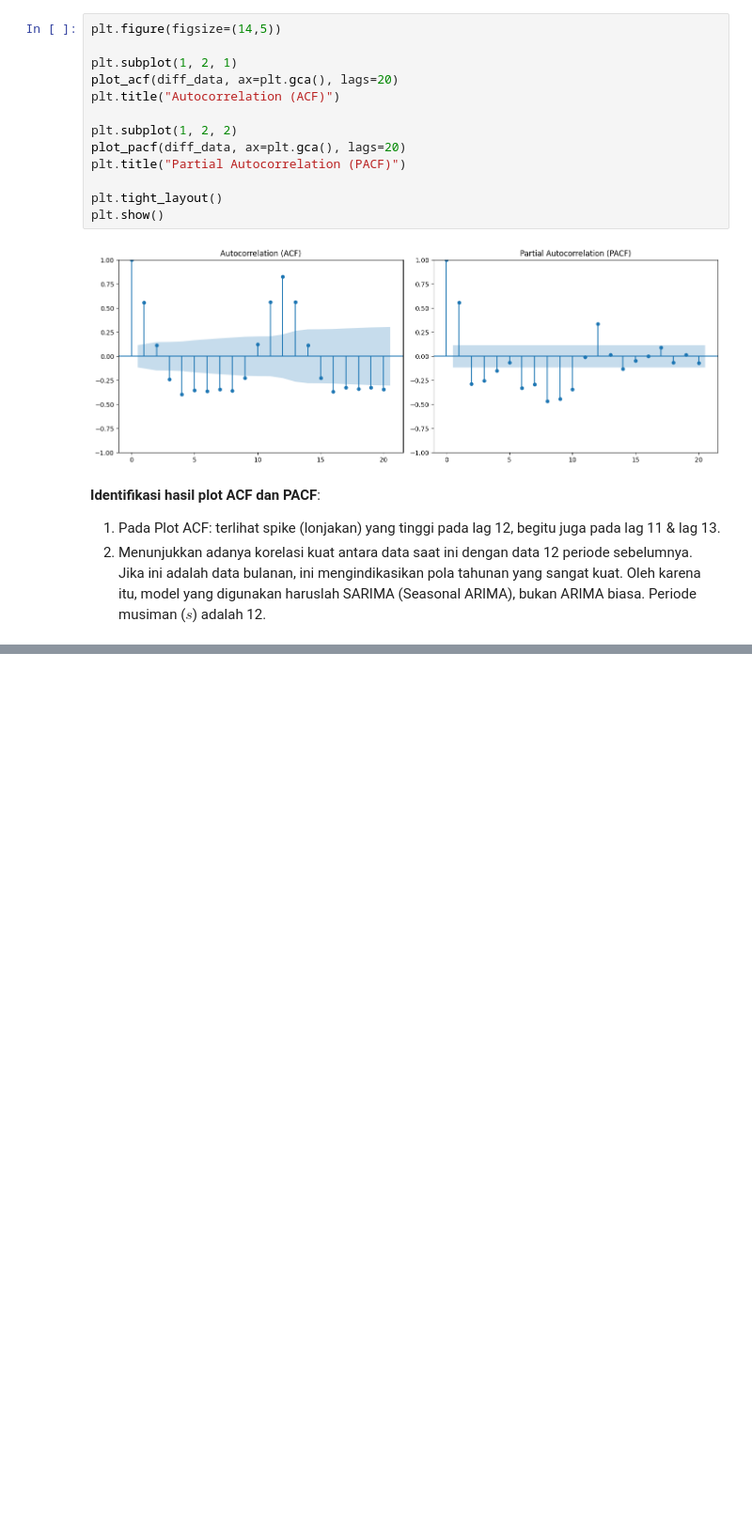
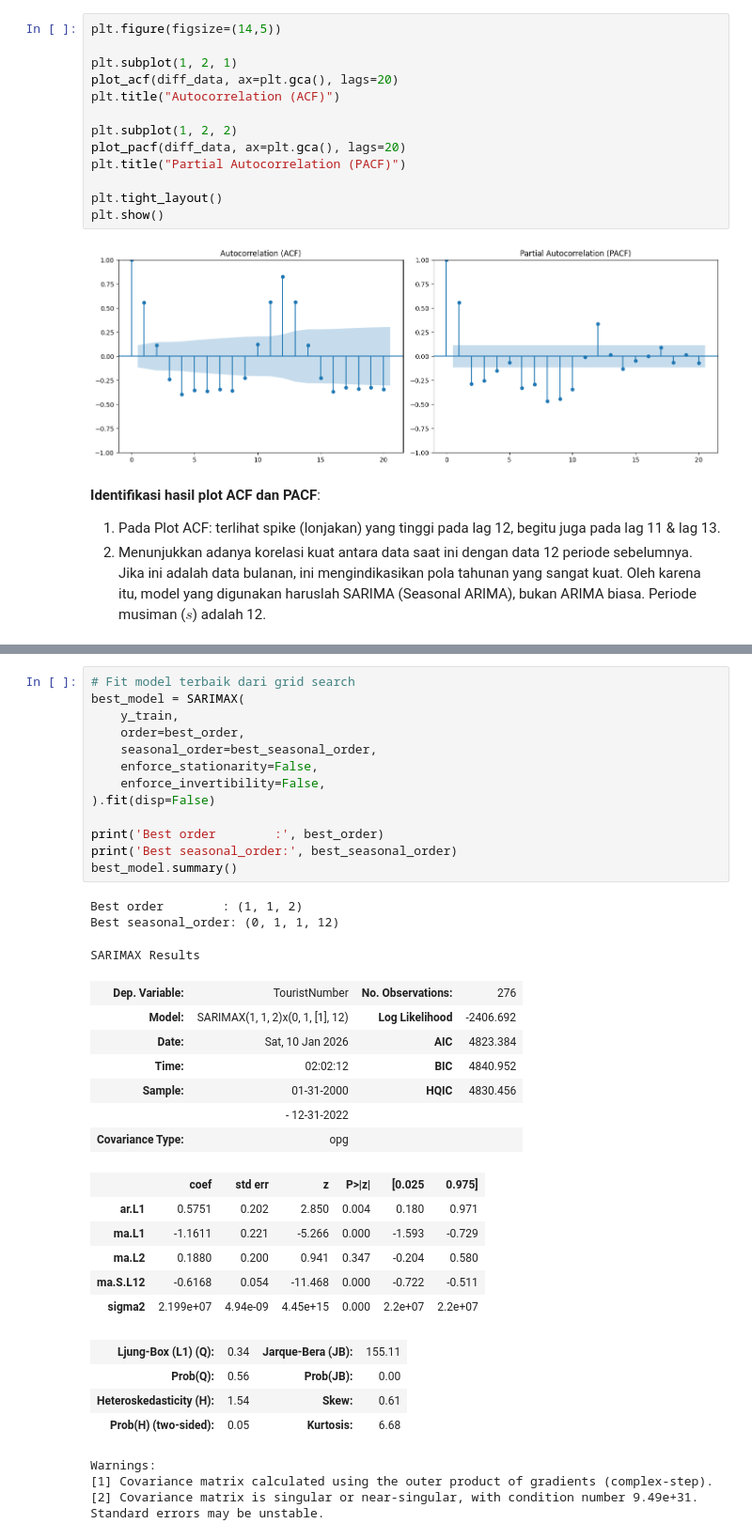
Before and after one commit to Ardavaa/time-series-tourist-visitors, a Jupyter notebook: main.ipynb, the cells around one changed output, grey strips where cells are left out. Shown at 94% size. Drawn from its saved outputs; the diff is of its cells as text; blank space fills up the shorter version.

```diff
--- a/main.ipynb
+++ b/main.ipynb
@@ -164,0 +301,37 @@ plt.show()
+# %%
+# Fit model terbaik dari grid search
+best_model = SARIMAX(
+    y_train,
+    order=best_order,
+    seasonal_order=best_seasonal_order,
+    enforce_stationarity=False,
+    enforce_invertibility=False,
+).fit(disp=False)
+
+print('Best order        :', best_order)
+print('Best seasonal_order:', best_seasonal_order)
+best_model.summary()
+# %% [output]
+Best order        : (1, 1, 2)
+Best seasonal_order: (0, 1, 1, 12)
+SARIMAX Results
+| Dep. Variable: | TouristNumber | No. Observations: | 276 |
+| Model: | SARIMAX(1, 1, 2)x(0, 1, [1], 12) | Log Likelihood | -2406.692 |
+| Date: | Sat, 10 Jan 2026 | AIC | 4823.384 |
+| Time: | 02:02:12 | BIC | 4840.952 |
+| Sample: | 01-31-2000 | HQIC | 4830.456 |
+|  | - 12-31-2022 |  |  |
+| Covariance Type: | opg |  |  |
+|  | coef | std err | z | P>|z| | [0.025 | 0.975] |
+| ar.L1 | 0.5751 | 0.202 | 2.850 | 0.004 | 0.180 | 0.971 |
+| ma.L1 | -1.1611 | 0.221 | -5.266 | 0.000 | -1.593 | -0.729 |
+| ma.L2 | 0.1880 | 0.200 | 0.941 | 0.347 | -0.204 | 0.580 |
+| ma.S.L12 | -0.6168 | 0.054 | -11.468 | 0.000 | -0.722 | -0.511 |
+| sigma2 | 2.199e+07 | 4.94e-09 | 4.45e+15 | 0.000 | 2.2e+07 | 2.2e+07 |
+| Ljung-Box (L1) (Q): | 0.34 | Jarque-Bera (JB): | 155.11 |
+| Prob(Q): | 0.56 | Prob(JB): | 0.00 |
+| Heteroskedasticity (H): | 1.54 | Skew: | 0.61 |
+| Prob(H) (two-sided): | 0.05 | Kurtosis: | 6.68 |
+Warnings:
+[1] Covariance matrix calculated using the outer product of gradients (complex-step).
+[2] Covariance matrix is singular or near-singular, with condition number 9.49e+31. Standard errors may be unstable.
```
Also changed, not shown: parts of 8 cells of this notebook, 4 other files.
